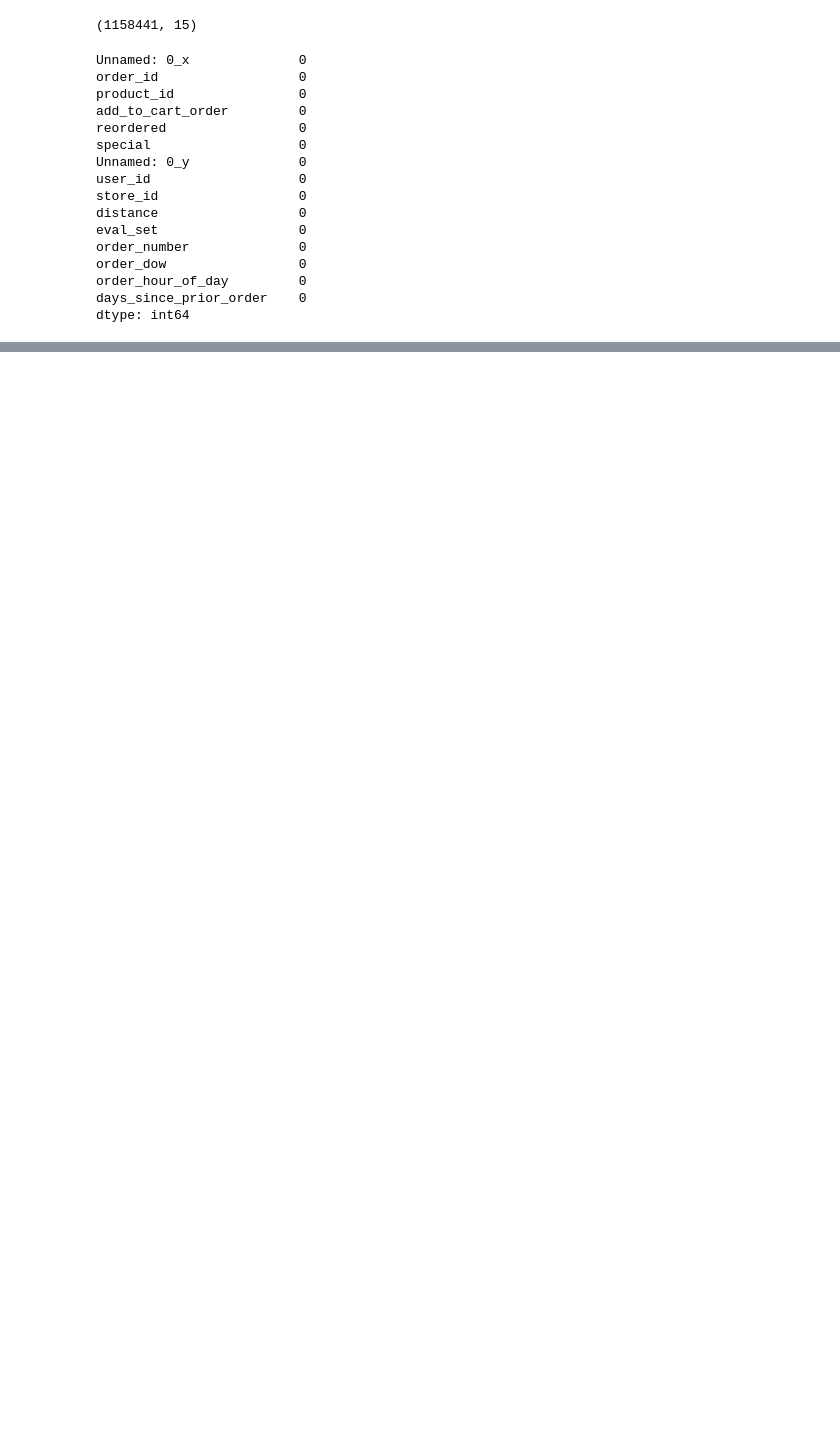
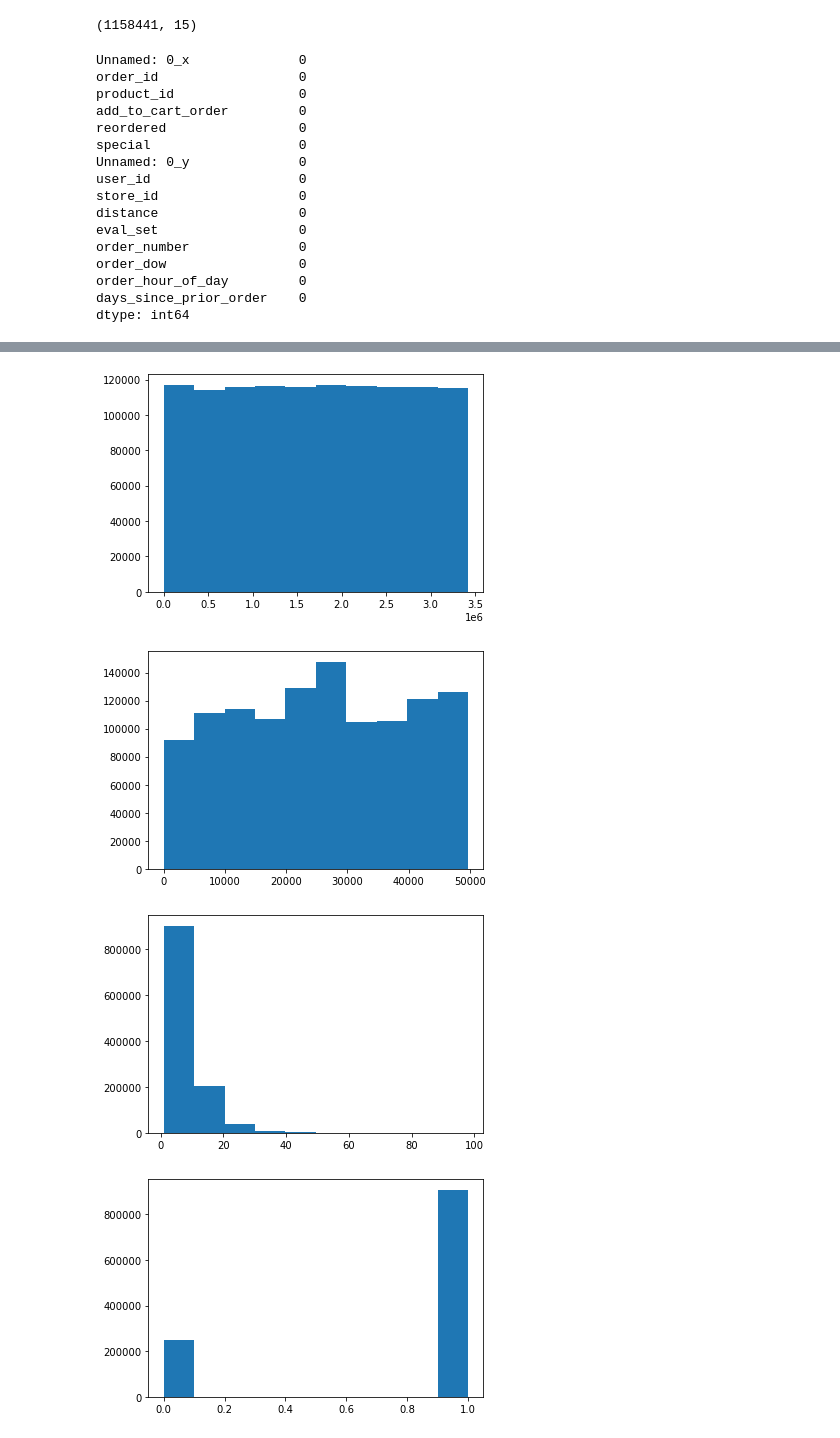
Before and after one commit to ireydiak/fraud_detection, a Jupyter notebook: TP2/Wanlin/preprocessing.ipynb, the cells around one changed output, grey strips where cells are left out. Drawn from its saved outputs; the diff is of its cells as text; code cells hidden in the pictures; blank space fills up the shorter version.

```diff
--- a/TP2/Wanlin/preprocessing.ipynb
+++ b/TP2/Wanlin/preprocessing.ipynb
@@ -98,0 +216,9 @@ df_merge.shape
+# %%
+for col in list(df_merge.columns):
+    plt.hist(df_merge[col])
+    plt.show()
+# %% [output]
+[figure, added]
+[figure, added]
+[figure, added]
+[figure, added]
```
Also changed, not shown: parts of 33 cells of this notebook, 3 other files.
